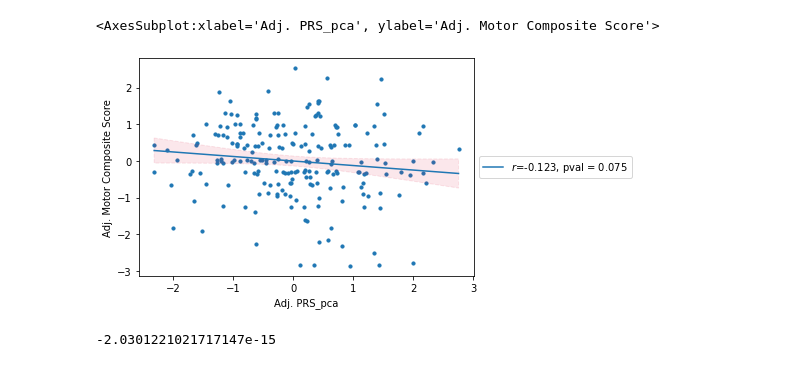
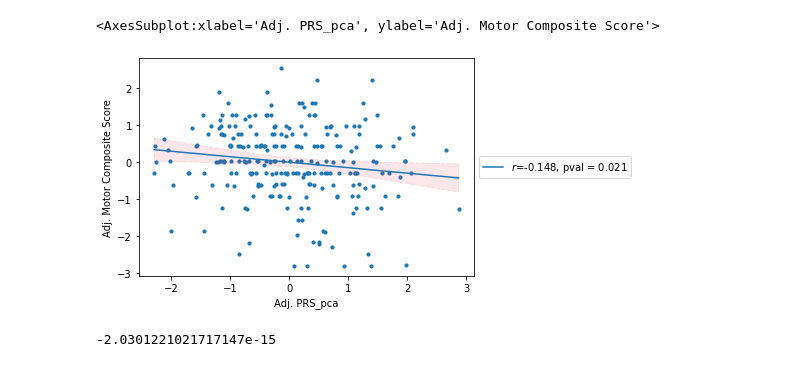
Before and after one commit to lehai-ml/dHCP_genetics, a Jupyter notebook: notebook_results/asd/7_ASD_outcome_dHCP.ipynb, the cells around one changed output. Saved outputs shown, nothing was run; the diff lists cells and outputs as text; code cells hidden in the pictures.

```diff
--- a/notebook_results/asd/7_ASD_outcome_dHCP.ipynb
+++ b/notebook_results/asd/7_ASD_outcome_dHCP.ipynb
@@ -36,8 +38,8 @@ mixed_volumetric_dataset_term = pd.read_csv(
 dHCP_outcomes = pd.read_csv(f'../../{dataset_path}participant_outcome/DHCPNDH1-LeHaiOutcome_DATA_LABELS_2022-06-09_0947.csv')
 # dHCP_outcomes_CBCL_Bayley = dHCP_outcomes.iloc[:,np.r_[0,4,11:13,13,16:19,21:24,34,56,77:92]].copy()
 # dHCP_outcomes_CBCL_Bayley = dHCP_outcomes.iloc[:,np.r_[0,4,11:13,13,18,23,83:90]].copy()
-# dHCP_outcomes_CBCL_Bayley = dHCP_outcomes.iloc[:,np.r_[0,4,11:13,83:90]].copy()
-dHCP_outcomes_CBCL_Bayley = dHCP_outcomes.iloc[:,np.r_[0,4,11:13,21, 22, 23, 24, 25, 29, 30]].copy()
+dHCP_outcomes_CBCL_Bayley = dHCP_outcomes.iloc[:,np.r_[0,4,11:13,83:90]].copy()
+# dHCP_outcomes_CBCL_Bayley = dHCP_outcomes.iloc[:,np.r_[0,4,11:13,21, 22, 23, 24, 25, 29, 30]].copy()
 dHCP_outcomes_CBCL_Bayley['Assessment Age'] = dHCP_outcomes_CBCL_Bayley['Corrected Age - Months'] + dHCP_outcomes_CBCL_Bayley['Corrected Age - Days']/30
 dHCP_outcomes_CBCL_Bayley.rename(columns={'IMD Score':'IMD'},inplace=True)
 dHCP_outcomes_CBCL_Bayley = dHCP_outcomes_CBCL_Bayley.dropna()
@@ -89,10 +75,16 @@ mixed_volumetric_dataset_term = mixed_volumetric_dataset_term.merge(dHCP_outcome
 # %%
 df = european_volumetric_dataset_term.copy()
 ancestry = [f'euro_Anc_PC{i}' for i in range(1, 4)]
-df = data_preprocessing.Volumes.Imperial.group_Imperial_volumes(df,
-                                                       grouping='segmented',
-                                                       remove_duplicated=True)
-dependentVar = [i for i in df.columns if bool(re.search('Imperial \d', i))]
+df = data_exploration.MassUnivariate.remove_outliers(
+    df,
+    col=ancestry,
+    threshold=3.5,
+    remove_schemes='any',
+    percentage_of_outlier=0.1)
+# df = data_preprocessing.Volumes.Imperial.group_Imperial_volumes(df,
+#                                                        grouping='segmented',
+#                                                        remove_duplicated=True)
+# dependentVar = [i for i in df.columns if bool(re.search('Imperial \d', i))]
 # df = data_exploration.MassUnivariate.remove_outliers(
 #     df,
 #     col=dependentVar,
@@ -100,7 +92,7 @@ dependentVar = [i for i in df.columns if bool(re.search('Imperial \d', i))]
 #     remove_schemes='percentage',
 #     percentage_of_outlier=0.1)
 
-dependentVar = [i for i in df.columns if bool(re.search('Imperial \d', i))]
+# dependentVar = [i for i in df.columns if bool(re.search('Imperial \d', i))]
 
 
 # df['GM_proportion'] = df['GM_sum_Imperial']/df['Total_Brain_Volume_Imperial']
@@ -183,14 +175,19 @@ df['Temporo_occipital_lobe_TTV'] = df['Temporal_lobe_TTV'] + df['Occipital_lobe_
 # prs_lds = ['All_LD','AllLDimputed','Euro_LD','EuroLDimputed']
 _,prs_pca,_ = data_preprocessing_high_dimension.FeatureReduction.perform_PCA(
         df = df,
-        dependentVar_cols=[i for i in df.columns if 'PRS' in i],
+        dependentVar_cols=[i for i in df.columns if 'ASD_PRS' in i],
         scaling=True,
         n_components=1)
 
-
+_,motor_pca,_ = data_preprocessing_high_dimension.FeatureReduction.perform_PCA(
+        df = df,
+        dependentVar_cols=['Gross Motor Scaled Score','Fine Motor Scaled Score'],
+        scaling=True,
+        n_components=1)
 
 # df['Brain_PC4'] = X_pca[:,3]
 df['PRS_pca'] = prs_pca
+df['motor_pca'] = motor_pca
 # %%
 cols = [i for i in df.columns if 'Motor' in i]
 df = data_exploration.MassUnivariate.remove_outliers(df,
@@ -201,14 +198,14 @@ df = data_exploration.MassUnivariate.remove_outliers(df,
 # %%
 # thresholds = [i for i in df.columns if 'PRS' in i]
 # ancestry = ['mixed_Anc_PC' + str(i) for i in range(1, 31)]
-ancestry = ['euro_Anc_PC' + str(i) for i in range(1, 4)]
+# ancestry = ['euro_Anc_PC' + str(i) for i in range(1, 4)]
 
 european_volumetric_term_mass_univariate = data_exploration.MassUnivariate.calculate_mass_univariate_across_multiple_thresholds(
     df,
-    thresholds=[i for i in df.columns if 'PRS' in i],
-    cat_independentVar_cols=['Gender'],
+    thresholds=['PRS_pca'],
+    cat_independentVar_cols=['sex'],
     cont_independentVar_cols=['Assessment Age','IMD']+ancestry,
-    dependentVar_cols=cols,scaling='both')
+    dependentVar_cols=['Sum Motor Scaled Scores'],scaling='both')
 # %%
 european_volumetric_term_mass_univariate.sort_values(by='PRS_pval').groupby('Connection').head(1)
 # %% [output]
@@ -223,13 +214,13 @@ european_volumetric_term_mass_univariate.sort_values(by='PRS_pval').groupby('Con
 # %%
 visualisation.simple_plots.Scatter(x='PRS_pca',
                                   y='Motor Composite Score',
                                    adjust_covar={'x':ancestry,
                                                 'y':['Assessment Age',
-                                                    'IMD','Gender']},
+                                                    'IMD','sex']},
                                   data=df,markersize=10)
 # %% [output]
 <AxesSubplot:xlabel='Adj. PRS_pca', ylabel='Adj. Motor Composite Score'>
-[figure, old version]
+[figure, new version]
 # %%
 prs_value = data_exploration.MassUnivariate.adjust_covariates_with_lin_reg(df=df,cont_independentVar_cols=ancestry,dependentVar_cols=['PRS_pca']).values.reshape(-1)
 
```
Also changed, not shown: parts of 4 cells of this notebook.
